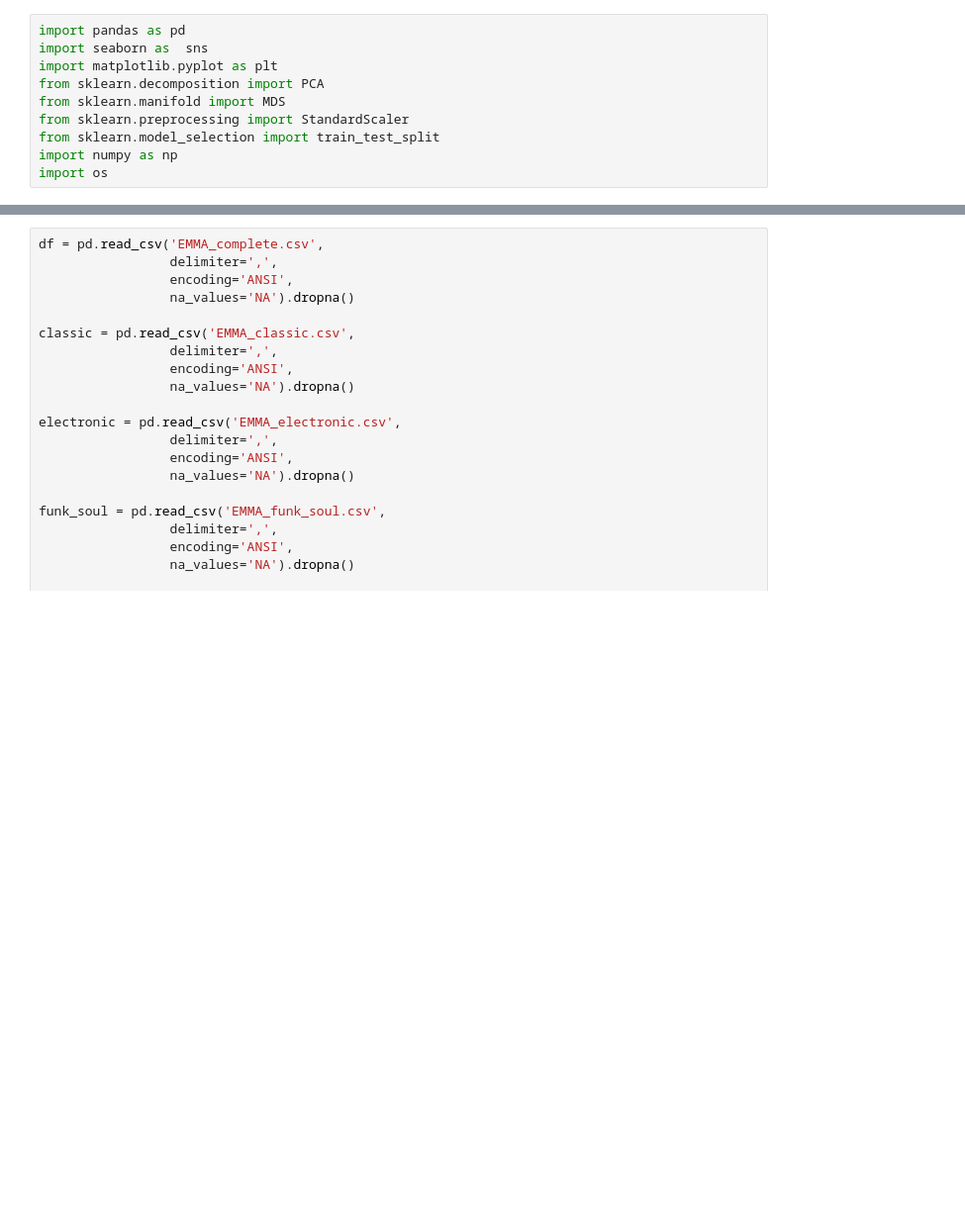
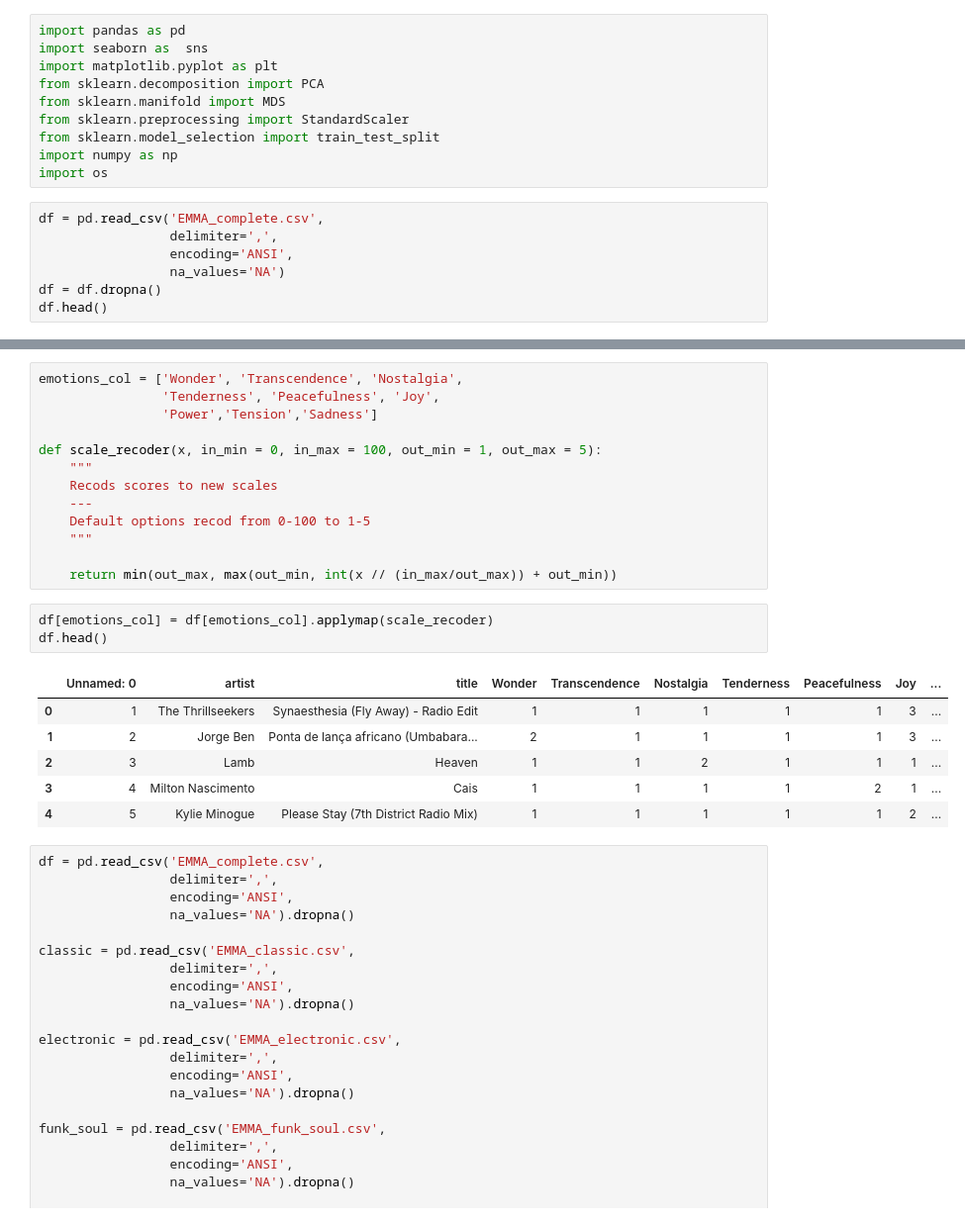
Before and after one commit to Squidez/MJF-GEMS-Annotations, a Jupyter notebook: data analysis.ipynb, the cells around one changed output, grey strips where cells are left out. Shown at 99% size. Drawn from its saved outputs; the diff is of its cells as text; blank space fills up the shorter version.

```diff
--- a/data analysis.ipynb
+++ b/data analysis.ipynb
@@ -8,3 +8,10 @@ from sklearn.preprocessing import StandardScaler
 from sklearn.model_selection import train_test_split
 import numpy as np
 import os
+# %%
+df = pd.read_csv('EMMA_complete.csv',
+                 delimiter=',',
+                 encoding='ANSI',
+                 na_values='NA')
+df = df.dropna()
+df.head()
@@ -11,3 +25,26 @@ import os
+# %%
+emotions_col = ['Wonder', 'Transcendence', 'Nostalgia',
+                'Tenderness', 'Peacefulness', 'Joy',
+                'Power','Tension','Sadness']
+
+def scale_recoder(x, in_min = 0, in_max = 100, out_min = 1, out_max = 5):
+    """
+    Recods scores to new scales
+    ---
+    Default options recod from 0-100 to 1-5
+    """
+
+    return min(out_max, max(out_min, int(x // (in_max/out_max)) + out_min))
+# %%
+df[emotions_col] = df[emotions_col].applymap(scale_recoder)
+df.head()
+# %% [output]
+|  | Unnamed: 0 | artist | title | Wonder | Transcendence | Nostalgia | Tenderness | Peacefulness | Joy | ... |
+| 0 | 1 | The Thrillseekers | Synaesthesia (Fly Away) - Radio Edit | 1 | 1 | 1 | 1 | 1 | 3 | ... |
+| 1 | 2 | Jorge Ben | Ponta de lança africano (Umbabara... | 2 | 1 | 1 | 1 | 1 | 3 | ... |
+| 2 | 3 | Lamb | Heaven | 1 | 1 | 2 | 1 | 1 | 1 | ... |
+| 3 | 4 | Milton Nascimento | Cais | 1 | 1 | 1 | 1 | 2 | 1 | ... |
+| 4 | 5 | Kylie Minogue | Please Stay (7th District Radio Mix) | 1 | 1 | 1 | 1 | 1 | 2 | ... |
 # %%
 df = pd.read_csv('EMMA_complete.csv',
                  delimiter=',',
```
Also changed, not shown: parts of 7 cells of this notebook.
